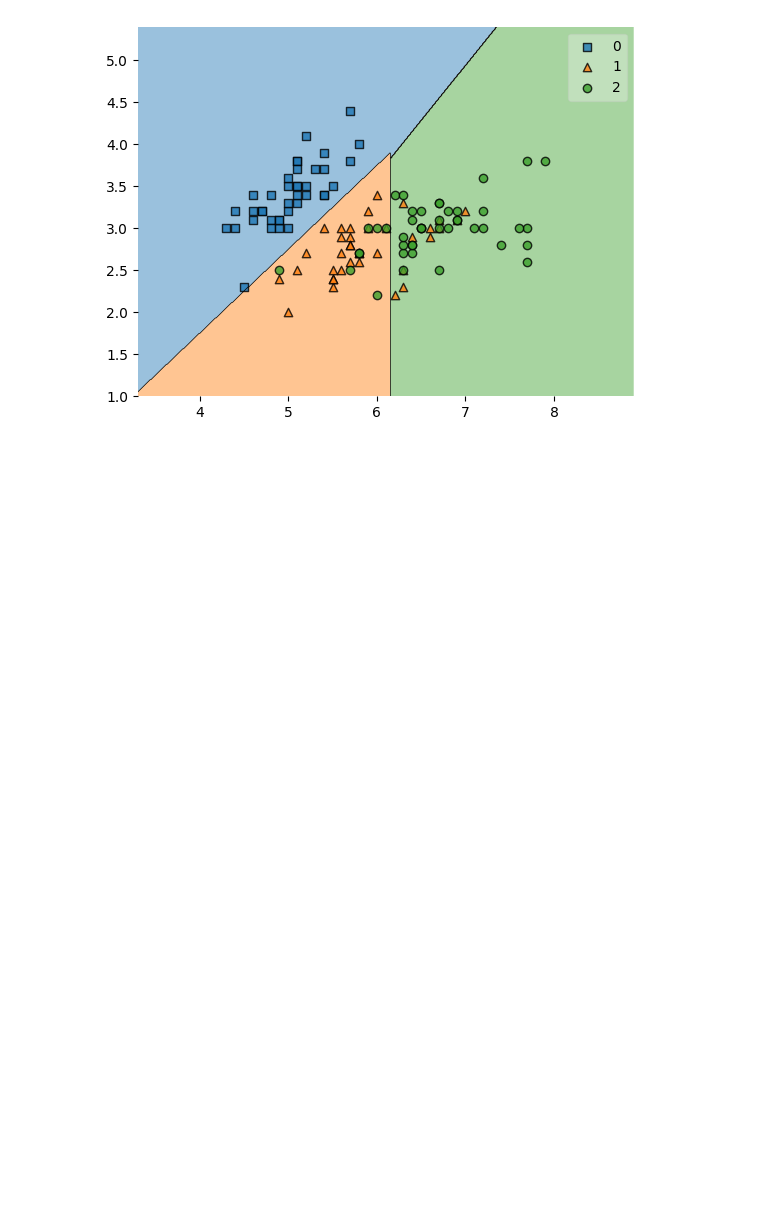
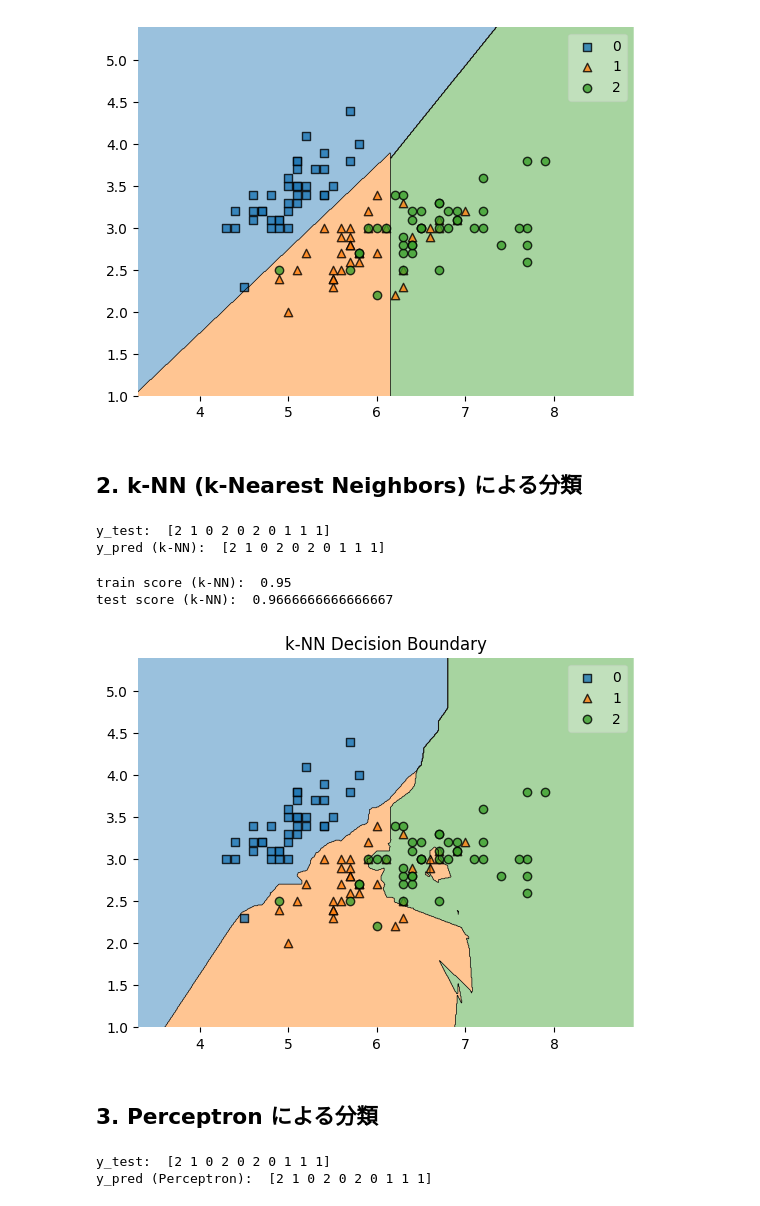
Before and after one commit to Richiesss/AToMLA, a Jupyter notebook: 3_1_svm.ipynb, the cells around one changed output. Drawn from its saved outputs; the diff is of its cells as text; code cells hidden in the pictures; blank space fills up the shorter version.

```diff
--- a/3_1_svm.ipynb
+++ b/3_1_svm.ipynb
@@ -97,3 +99,55 @@ plot_decision_regions(x_decision, y_decision, clf=model)
 plt.show()
 # %% [output]
 [figure]
+# %% [markdown]
+## 2. k-NN (k-Nearest Neighbors) による分類
+# %%
+# k-NNモデルの構築と学習
+knn_model = KNeighborsClassifier(n_neighbors=5)
+knn_model.fit(x_train, y_train)
+
+# 予測
+y_pred_knn = knn_model.predict(x_test)
+print('y_test: ', y_test[:10])
+print('y_pred (k-NN): ', y_pred_knn[:10])
+# %% [output]
+y_test:  [2 1 0 2 0 2 0 1 1 1]
+y_pred (k-NN):  [2 1 0 2 0 2 0 1 1 1]
+# %%
+# k-NNの精度評価
+y_train_pred_knn = knn_model.predict(x_train)
+train_acc_knn = accuracy_score(y_train, y_train_pred_knn)
+print('train score (k-NN): ', train_acc_knn)
+
+y_test_pred_knn = knn_model.predict(x_test)
+test_acc_knn = accuracy_score(y_test, y_test_pred_knn)
+print('test score (k-NN): ', test_acc_knn)
+# %% [output]
+train score (k-NN):  0.95
+test score (k-NN):  0.9666666666666667
+# %%
+# k-NNの決定境界の可視化
+x_decision_knn = x_train[:, [0, 1]]
+y_decision_knn = y_train
+
+knn_model.fit(x_decision_knn, y_decision_knn)
+
+plot_decision_regions(x_decision_knn, y_decision_knn, clf=knn_model)
+plt.title('k-NN Decision Boundary')
+plt.show()
+# %% [output]
+[figure, added]
+# %% [markdown]
+## 3. Perceptron による分類
+# %%
+# Perceptronモデルの構築と学習
+perceptron_model = Perceptron(max_iter=1000, random_state=0)
+perceptron_model.fit(x_train, y_train)
+
+# 予測
+y_pred_perceptron = perceptron_model.predict(x_test)
+print('y_test: ', y_test[:10])
+print('y_pred (Perceptron): ', y_pred_perceptron[:10])
+# %% [output]
+y_test:  [2 1 0 2 0 2 0 1 1 1]
+y_pred (Perceptron):  [2 1 0 2 0 2 0 1 1 1]
```
Also changed, not shown: parts of 15 cells of this notebook.
